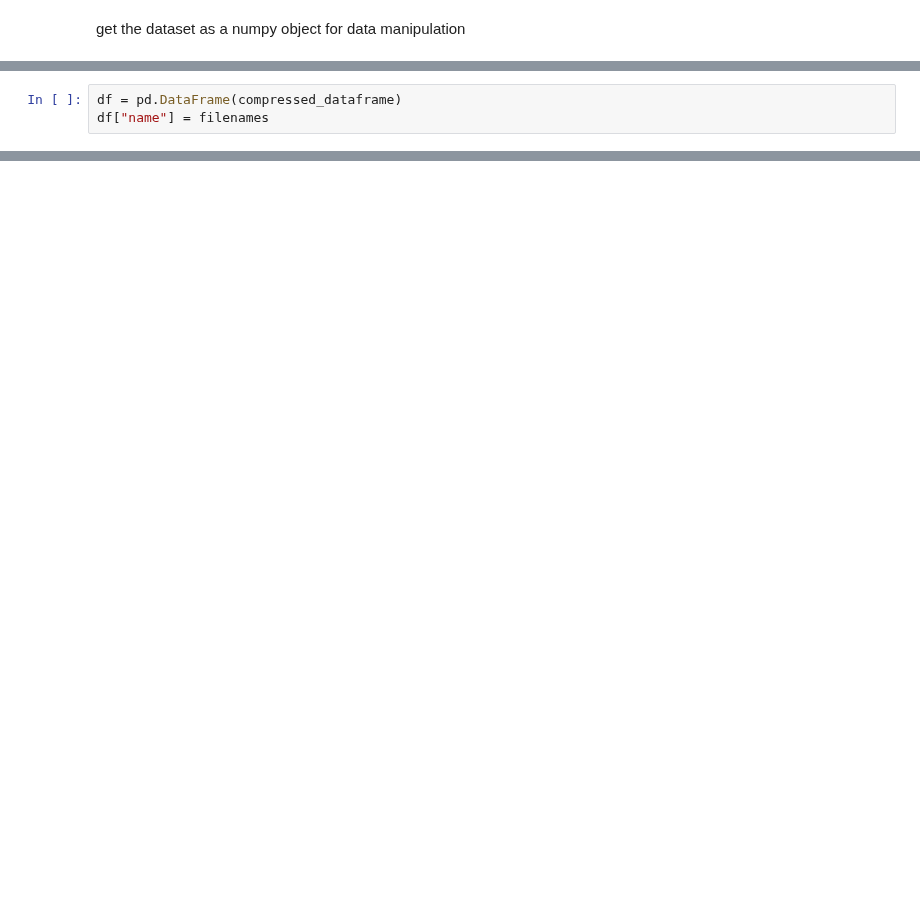
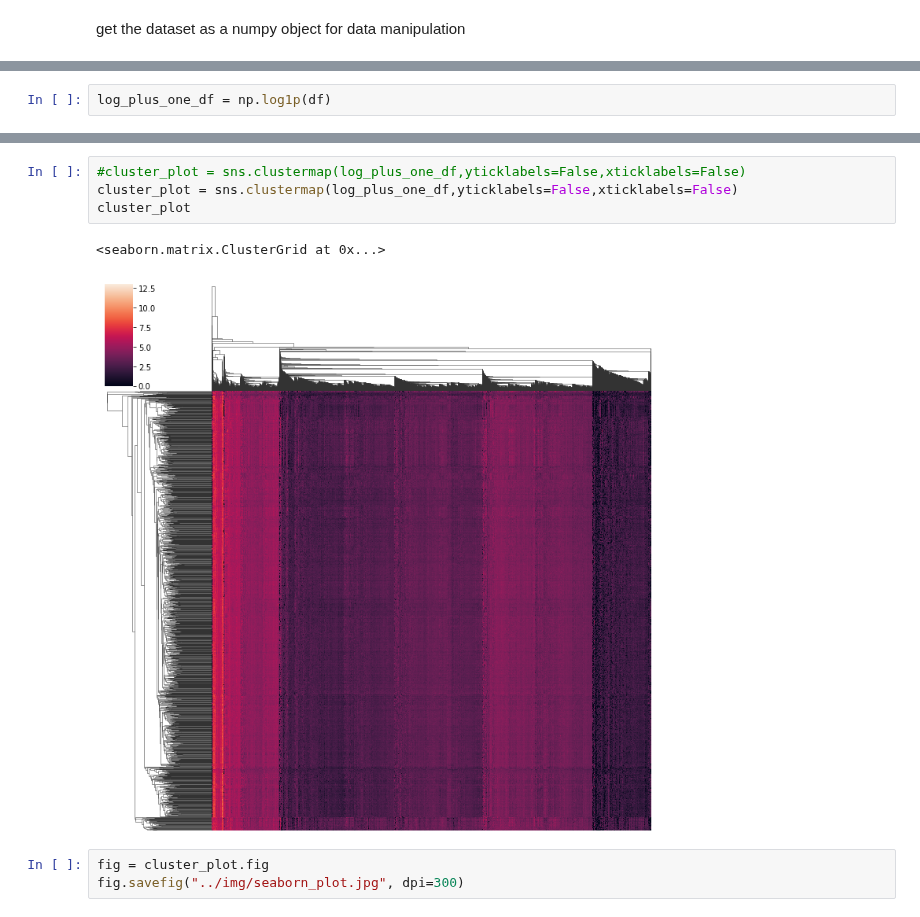
Before and after one commit to aygalic/biosequence_encoding, a Jupyter notebook: src/pipeline_0_data_analysis.ipynb, the cells around one changed output, grey strips where cells are left out. Cells and saved outputs as stored; diff of their text form; blank space fills up the shorter version.

```diff
--- a/src/pipeline_0_data_analysis.ipynb
+++ b/src/pipeline_0_data_analysis.ipynb
@@ -520,3 +418,0 @@ ValueError:
-# %%
-df = pd.DataFrame(compressed_dataframe)
-df["name"] = filenames
@@ -524,0 +426,2 @@ df.to_csv("../workfiles/processed_data_lstm.csv", index=False)
+# %%
+log_plus_one_df = np.log1p(df)
@@ -524,0 +447,10 @@ df.to_csv("../workfiles/processed_data_lstm.csv", index=False)
+# %%
+#cluster_plot = sns.clustermap(log_plus_one_df,yticklabels=False,xticklabels=False)
+cluster_plot = sns.clustermap(log_plus_one_df,yticklabels=False,xticklabels=False)
+cluster_plot
+# %% [output]
+<seaborn.matrix.ClusterGrid at 0x...>
+[figure, added]
+# %%
+fig = cluster_plot.fig
+fig.savefig("../img/seaborn_plot.jpg", dpi=300)
```
Also changed, not shown: parts of 37 cells of this notebook, 2 other files.
